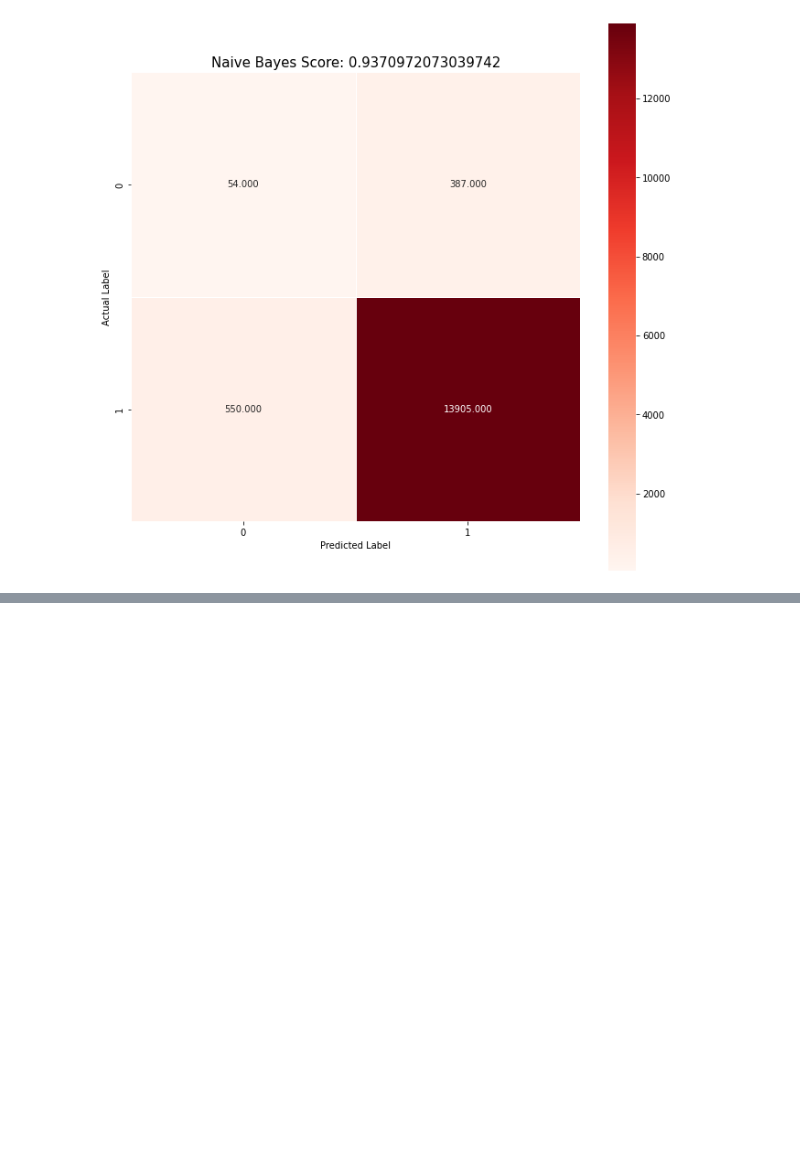
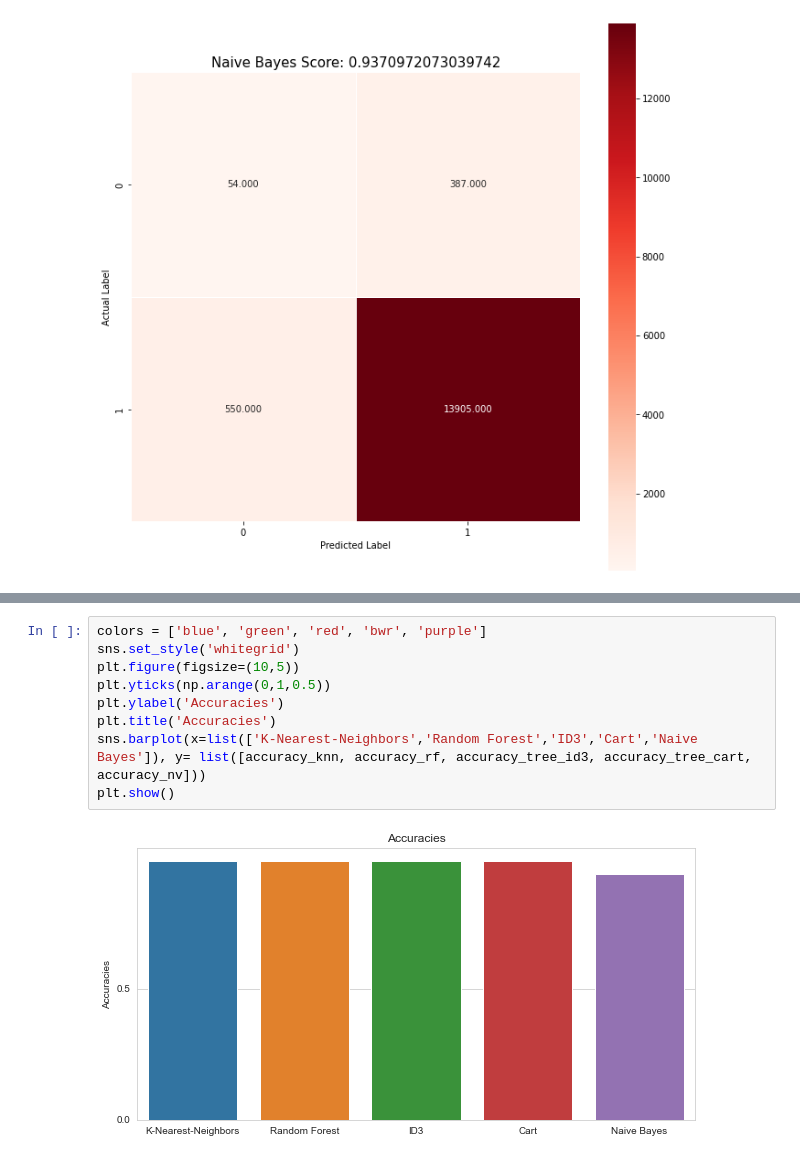
Before and after one commit to c1kk/DSS_Termination, a Jupyter notebook: DSS_Project.ipynb, the cells around one changed output, grey strips where cells are left out. Drawn from its saved outputs; the diff is of its cells as text; blank space fills up the shorter version.

```diff
--- a/DSS_Project.ipynb
+++ b/DSS_Project.ipynb
@@ -693,0 +705,11 @@ plt.show()
+# %%
+colors = ['blue', 'green', 'red', 'bwr', 'purple']
+sns.set_style('whitegrid')
+plt.figure(figsize=(10,5))
+plt.yticks(np.arange(0,1,0.5))
+plt.ylabel('Accuracies')
+plt.title('Accuracies')
+sns.barplot(x=list(['K-Nearest-Neighbors','Random Forest','ID3','Cart','Naive Bayes']), y= list([accuracy_knn, accuracy_rf, accuracy_tree_id3, accuracy_tree_cart, accuracy_nv]))
+plt.show()
+# %% [output]
+[figure, added]
```
Also changed, not shown: parts of 10 cells of this notebook, 1 other file.
